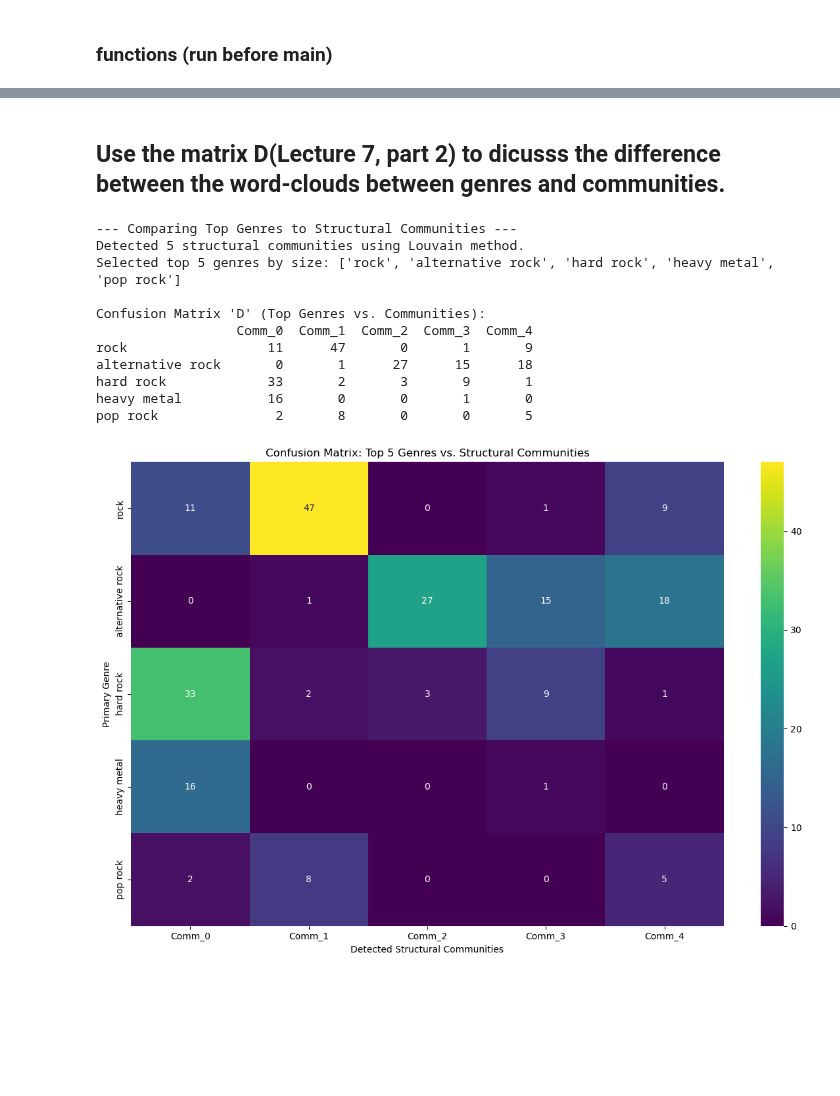
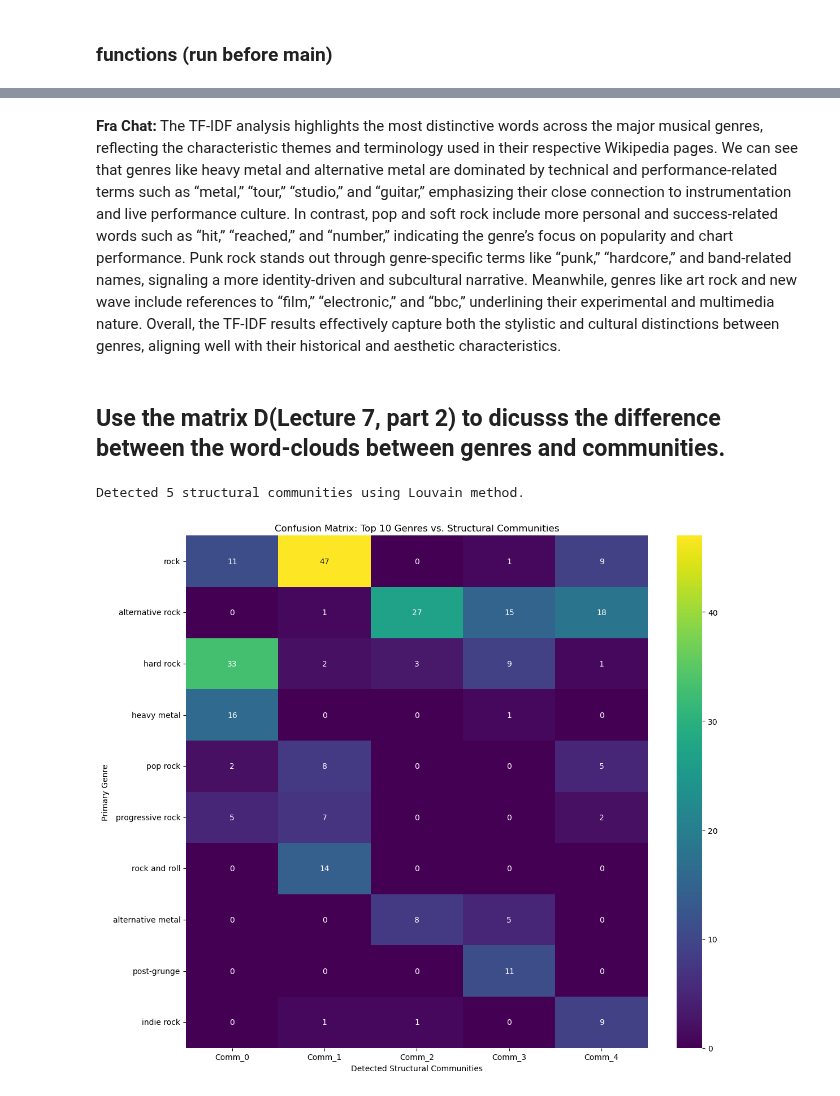
Before and after one commit to noanorgaard/SocialGraphs, a Jupyter notebook: Assignment2/Part3.ipynb, the cells around one changed output, grey strips where cells are left out. Cells and saved outputs as stored; diff of their text form; code cells hidden in the pictures; blank space fills up the shorter version.

```diff
--- a/Assignment2/Part3.ipynb
+++ b/Assignment2/Part3.ipynb
@@ -297,79 +638,11 @@ nme (0.31), number (0.24), single (0.22), work (0.20), access (0.18), vocals (0.
+# %% [markdown]
+**Fra Chat:** The TF-IDF analysis highlights the most distinctive words across the major musical genres, reflecting the characteristic themes and terminology used in their respective Wikipedia pages. We can see that genres like heavy metal and alternative metal are dominated by technical and performance-related terms such as “metal,” “tour,” “studio,” and “guitar,” emphasizing their close connection to instrumentation and live performance culture. In contrast, pop and soft rock include more personal and success-related words such as “hit,” “reached,” and “number,” indicating the genre’s focus on popularity and chart performance. Punk rock stands out through genre-specific terms like “punk,” “hardcore,” and band-related names, signaling a more identity-driven and subcultural narrative. Meanwhile, genres like art rock and new wave include references to “film,” “electronic,” and “bbc,” underlining their experimental and multimedia nature. Overall, the TF-IDF results effectively capture both the stylistic and cultural distinctions between genres, aligning well with their historical and aesthetic characteristics.
 # %% [markdown]
 ## Use the matrix D(Lecture 7, part 2) to dicusss the difference between the word-clouds between genres and communities.
 # %%
-import seaborn as sns
 
-def create_and_visualize_confusion_matrix(graph, genre_communities, top_n=5):
-    """
-    Detects structural communities, compares them to the largest genre labels,
-    and visualizes the result as a confusion matrix heatmap.
-
-    Args:
-        graph (nx.Graph): The graph with band nodes.
-        genre_communities (dict): A dict mapping genre -> [list of bands].
-        top_n (int): Number of largest genres (by number of bands) to include.
-    """
-    print("\n--- Comparing Top Genres to Structural Communities ---")
-
-    # 1. Detect structural communities using the Louvain method
-    structural_communities = list(nx.community.louvain_communities(graph, seed=11))
-    print(f"Detected {len(structural_communities)} structural communities using Louvain method.")
-
-    # 2. Choose top N genres by size
-    sorted_genres = sorted(genre_communities.items(), key=lambda kv: len(kv[1]), reverse=True)
-    top_genres = [genre for genre, bands in sorted_genres[:top_n]]
-    print(f"Selected top {len(top_genres)} genres by size: {top_genres}")
-
-    # 3. Create mappings for easier lookup
-    node_to_genre = {node: genre for genre, nodes in genre_communities.items() for node in nodes}
-    node_to_community = {node: f"Comm_{i}" for i, community_set in enumerate(structural_communities) for node in community_set}
-
-    communities = sorted(list(set(node_to_community.values())), key=lambda x: int(x.split('_')[1]))
-
-    # 4. Build the Confusion Matrix only for top genres
-    confusion_matrix = pd.DataFrame(0, index=top_genres, columns=communities)
-
-    for node in graph.nodes():
-        genre = node_to_genre.get(node)
-        community = node_to_community.get(node)
-        if genre in top_genres and community:
-            confusion_matrix.loc[genre, community] += 1
-
-    # Filter out empty columns (communities with zero members from the selected genres)
-    confusion_matrix = confusion_matrix.loc[:, (confusion_matrix.sum(axis=0) > 0)]
-
-    print("\nConfusion Matrix 'D' (Top Genres vs. Communities):")
-    print(confusion_matrix)
-
-    # 5. Visualize the Matrix as a Heatmap
-    plt.figure(figsize=(12, 6 + 0.4 * len(top_genres)))
-    sns.heatmap(
-        confusion_matrix,
-        annot=True,
-        fmt='g',
-        cmap='viridis'
-    )
-    plt.title(f'Confusion Matrix: Top {len(top_genres)} Genres vs. Structural Communities')
-    plt.xlabel('Detected Structural Communities')
-    plt.ylabel('Primary Genre')
-    plt.tight_layout()
-    plt.show()
-
-    return confusion_matrix
-
-# Usage (calls existing variables `graph` and `genre_communities`):
-D = create_and_visualize_confusion_matrix(graph, genre_communities, top_n=5)
+D = create_and_visualize_confusion_matrix(graph, genre_communities, top_n=10)
 # %% [output]
---- Comparing Top Genres to Structural Communities ---
 Detected 5 structural communities using Louvain method.
-Selected top 5 genres by size: ['rock', 'alternative rock', 'hard rock', 'heavy metal', 'pop rock']
-
-Confusion Matrix 'D' (Top Genres vs. Communities):
-                  Comm_0  Comm_1  Comm_2  Comm_3  Comm_4
-rock                  11      47       0       1       9
-alternative rock       0       1      27      15      18
-hard rock             33       2       3       9       1
-heavy metal           16       0       0       1       0
-pop rock               2       8       0       0       5
-[figure, old version]
+[figure, new version]
 # %% [markdown]
```
Also changed, not shown: parts of 11 cells of this notebook.
